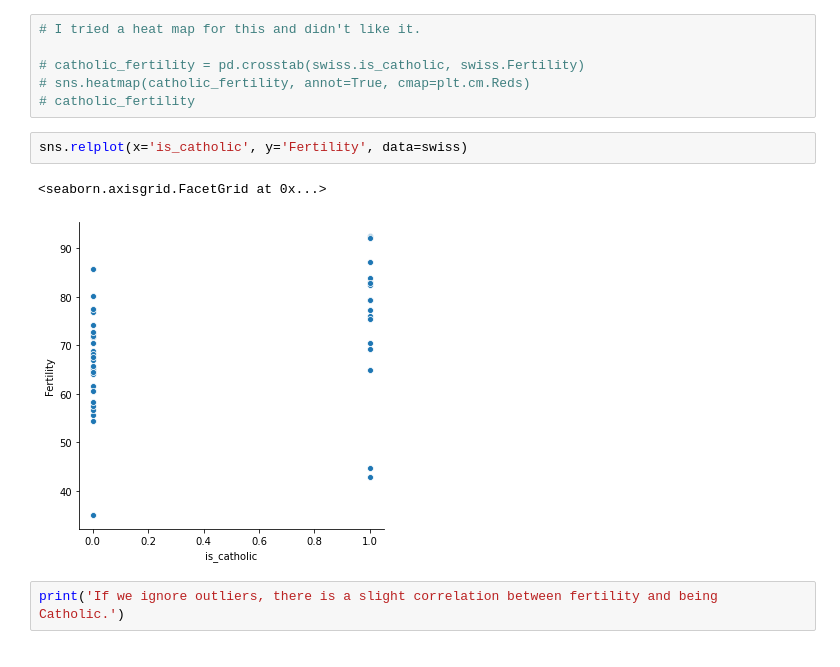
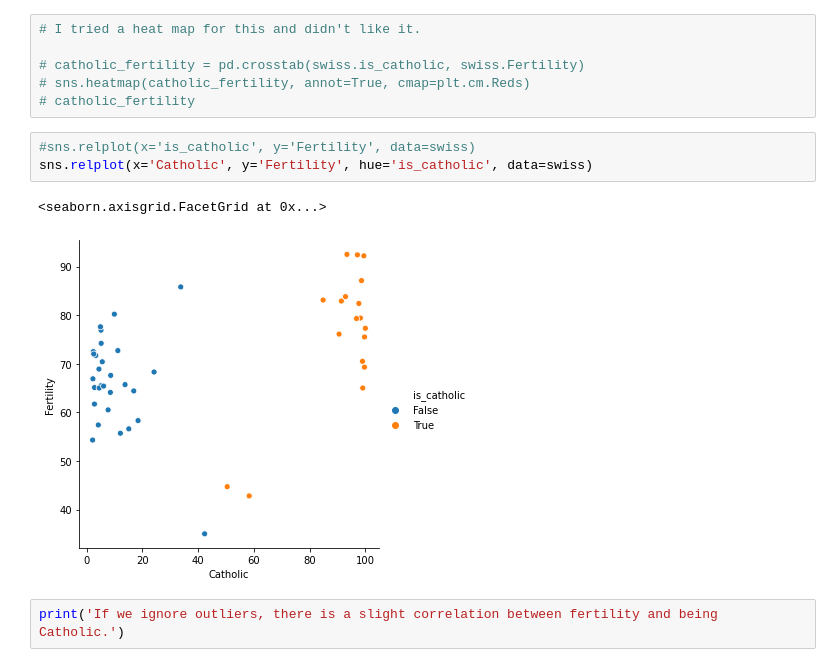
Before and after one commit to KwameTaylor/numpy-pandas-visualization-exercises, a Jupyter notebook: seaborn_exercises.ipynb, the cells around one changed output. Cells and saved outputs as stored; diff of their text form.

```diff
--- a/seaborn_exercises.ipynb
+++ b/seaborn_exercises.ipynb
@@ -194,10 +194,11 @@ swiss.head()
 # sns.heatmap(catholic_fertility, annot=True, cmap=plt.cm.Reds)
 # catholic_fertility
 # %%
-sns.relplot(x='is_catholic', y='Fertility', data=swiss)
+#sns.relplot(x='is_catholic', y='Fertility', data=swiss)
+sns.relplot(x='Catholic', y='Fertility', hue='is_catholic', data=swiss)
 # %% [output]
 <seaborn.axisgrid.FacetGrid at 0x...>
-[figure, old version]
+[figure, new version]
 # %%
 print('If we ignore outliers, there is a slight correlation between fertility and being Catholic.')
 # %% [output]
```
Also changed, not shown: parts of 7 cells of this notebook.
